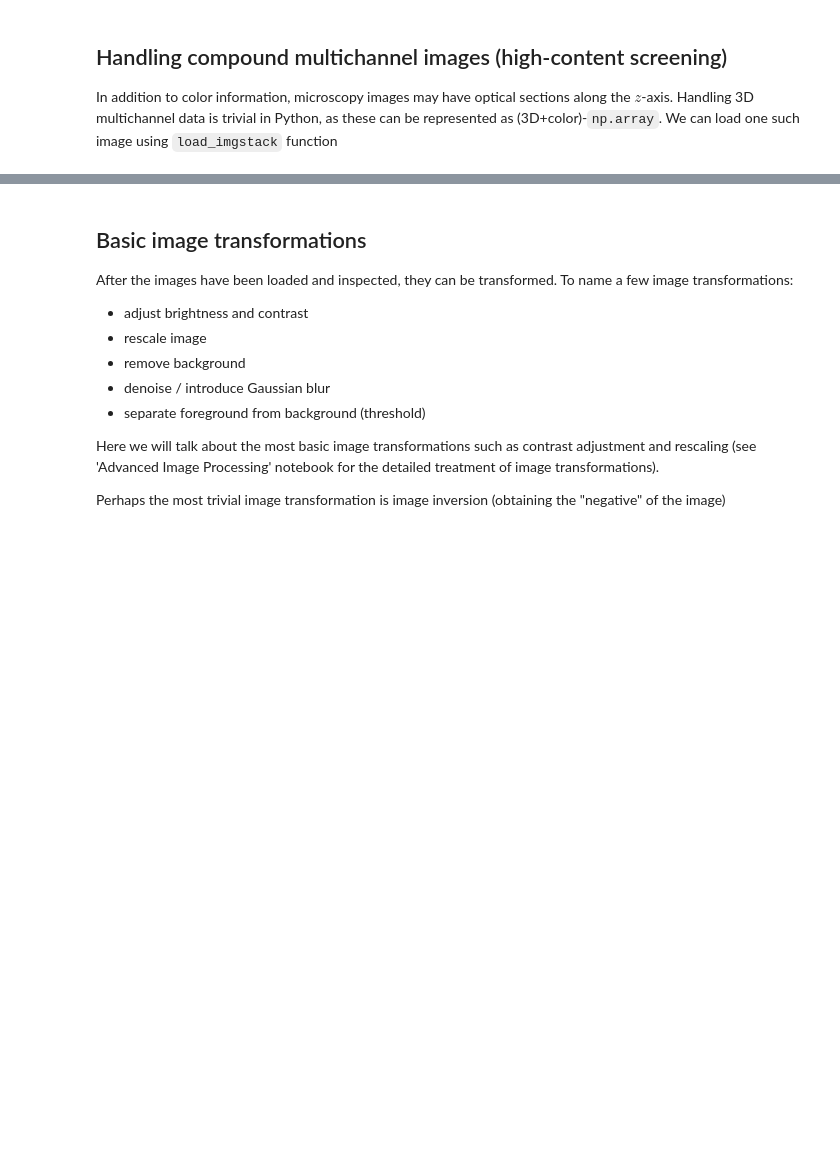
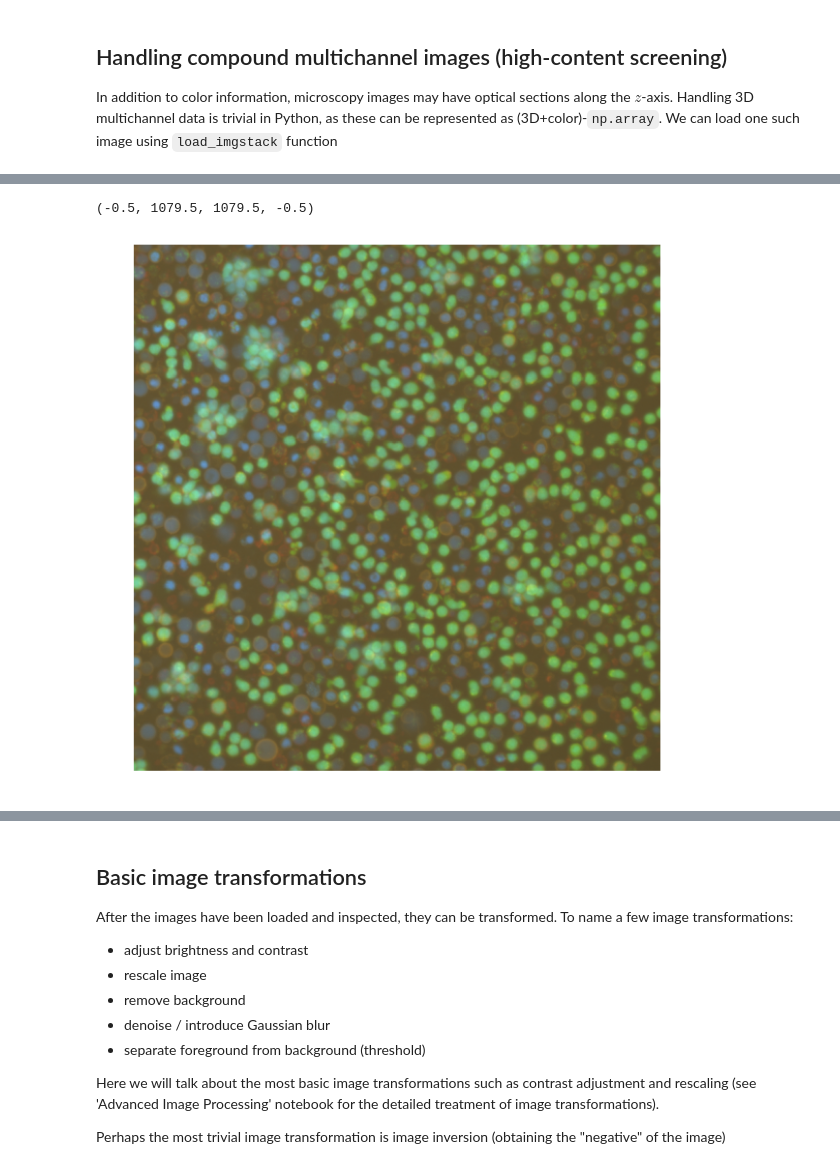
Before and after one commit to vladchimescu/bioimg, a Jupyter notebook: Jupyter/1-intro-image-processing.ipynb, the cells around one changed output, grey strips where cells are left out. Cells and saved outputs as stored; diff of their text form; code cells hidden in the pictures; blank space fills up the shorter version.

```diff
--- a/Jupyter/1-intro-image-processing.ipynb
+++ b/Jupyter/1-intro-image-processing.ipynb
@@ -92,0 +125,14 @@ Wells in a 384. plate are usually numbered (r01 = row 1, c16 = column 16) or hav
+# %%
+mip_color = combine_channels(mip_split,
+                             colors=['red', 'green',
+                                     'blue','orange'],
+                             # these are optional (see documentation)
+                             blend = [0.8, 0.8, 2, 0.8],
+                             gamma = [0.3, 0.3, 0.4, 0.3])
+# %%
+plt.figure(figsize=(10,10))
+plt.imshow(mip_color)
+plt.axis('off')
+# %% [output]
+(-0.5, 1079.5, 1079.5, -0.5)
+[figure, added]
```
Also changed, not shown: parts of 17 cells of this notebook, 1 other file.
